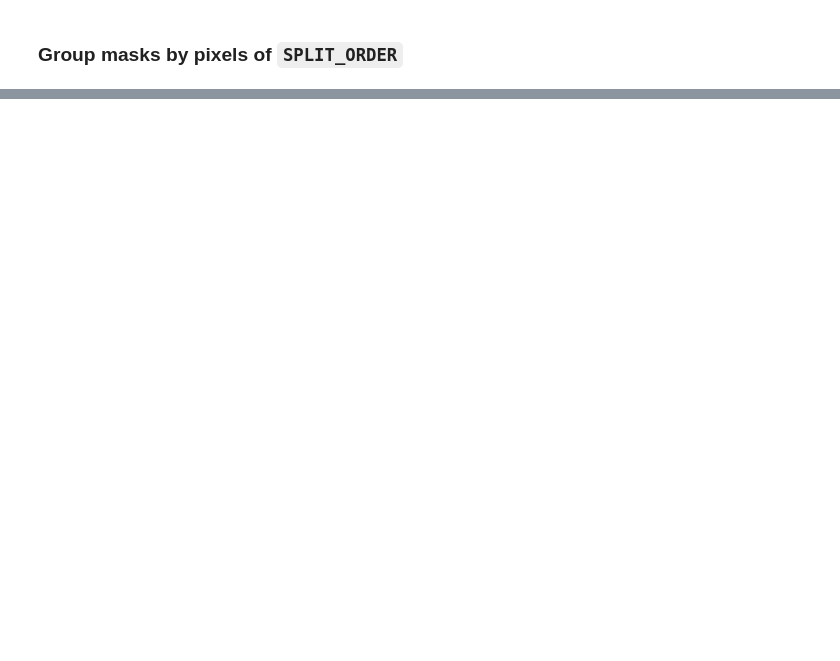
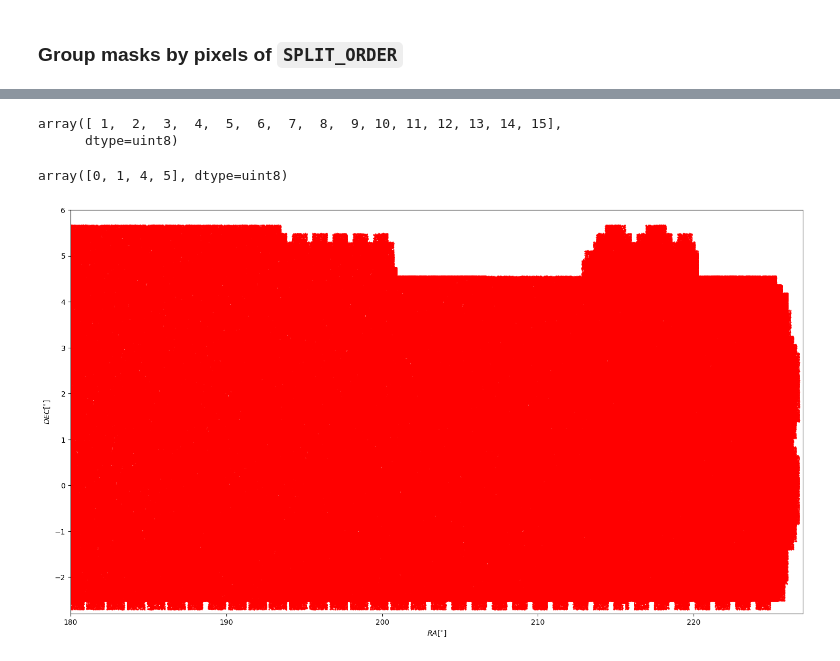
Before and after one commit to lincc-frameworks-mask-incubator/elzorro, a Jupyter notebook: import_pipeline.ipynb, the cells around one changed output, grey strips where cells are left out. Drawn from its saved outputs; the diff is of its cells as text; code cells hidden in the pictures; blank space fills up the shorter version.

```diff
--- a/import_pipeline.ipynb
+++ b/import_pipeline.ipynb
@@ -489,0 +440,2 @@ distributed.comm.core.CommClosedError: in <TCP (closed) ConnectionPool.heartbeat
+# %%
+catalog = lsdb.read_hats(HATS_DIR / HATS_NAME).compute()
@@ -489,0 +459,54 @@ distributed.comm.core.CommClosedError: in <TCP (closed) ConnectionPool.heartbeat
+# %%
+np.unique(catalog['pixel_Norder'].values)
+# %% [output]
+array([ 1,  2,  3,  4,  5,  6,  7,  8,  9, 10, 11, 12, 13, 14, 15],
+      dtype=uint8)
+# %%
+np.unique(catalog['value'].values)
+# %% [output]
+array([0, 1, 4, 5], dtype=uint8)
+# %%
+def to_plot(order_list, ra_min, ra_max, dec_min, dec_max):
+    x = []
+    y = []
+    for order in order_list:
+        nside = 2**order
+        # Pixels to plot in each order
+        pixels1 = catalog[(catalog['pixel_Norder'] == order) & (catalog['value'] == 1)]['pixel_Npix'].values
+        pixels2 = catalog[(catalog['pixel_Norder'] == order) & (catalog['value'] == 5)]['pixel_Npix'].values
+        #pixels3 = catalog[(catalog['pixel_Norder'] == order) & (catalog['value'] == 13)]['pixel_Npix'].values
+        pixels = np.concatenate((pixels1, pixels2))
+        theta, phi = hp.pix2ang(int(nside), np.array(pixels, dtype=np.int64), nest=True)
+        ra = np.degrees(phi)
+        dec = 90.0 - np.degrees(theta)
+        selected_coord = (ra >= ra_min) & (ra <= ra_max) & (dec >= dec_min) & (dec <= dec_max)
+        selected_pixels = np.array(pixels)[selected_coord]
+        bounds_lon, bounds_lat = hpg.boundaries(nside,
+                                                np.array(selected_pixels, dtype=np.int64),
+                                                step=1, nest=True)
+        x.append(np.ravel(bounds_lon))
+        y.append(np.ravel(bounds_lat))
+    return np.hstack(x), np.hstack(y)
+
+order_list = [9, 10, 11, 12, 13]
+ra_cen = 337.1
+#ra_min = ra_cen - 1
+#ra_max = ra_cen + 1
+ra_min = 180
+ra_max = 227
+dec_cen = -0.05
+#dec_min = dec_cen - 1
+#dec_max = dec_cen + 1
+dec_min = -2.8
+dec_max = 6
+x, y = to_plot(order_list, ra_min, ra_max, dec_min, dec_max)
+plt.figure(figsize=(18,10))
+plt.plot(np.hstack(x), np.hstack(y), 'r.', ms=1, alpha=0.5)
+plt.xlim(ra_min, ra_max)
+plt.ylim(dec_min, dec_max)
+plt.xlabel(r"$RA [^{\circ}]$")
+plt.ylabel(r"$DEC [^{\circ}]$")
+plt.savefig('fig1.png')
+plt.show()
+# %% [output]
+[figure, added]
```
Also changed, not shown: parts of 39 cells of this notebook, 2 other files.
